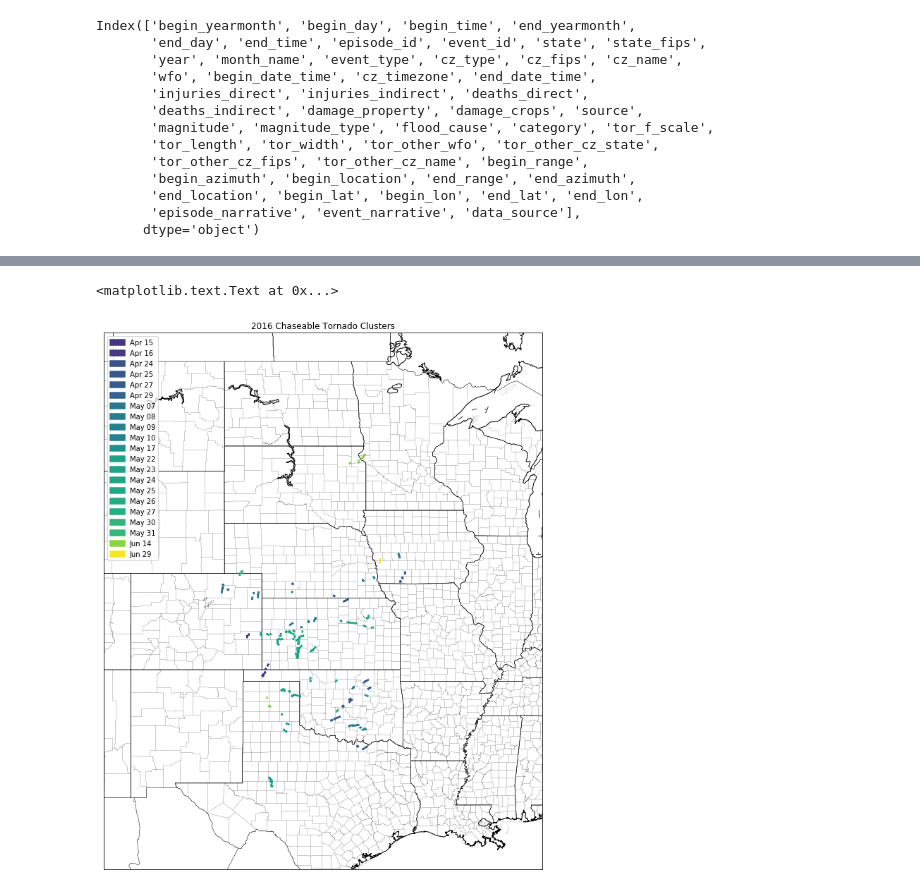
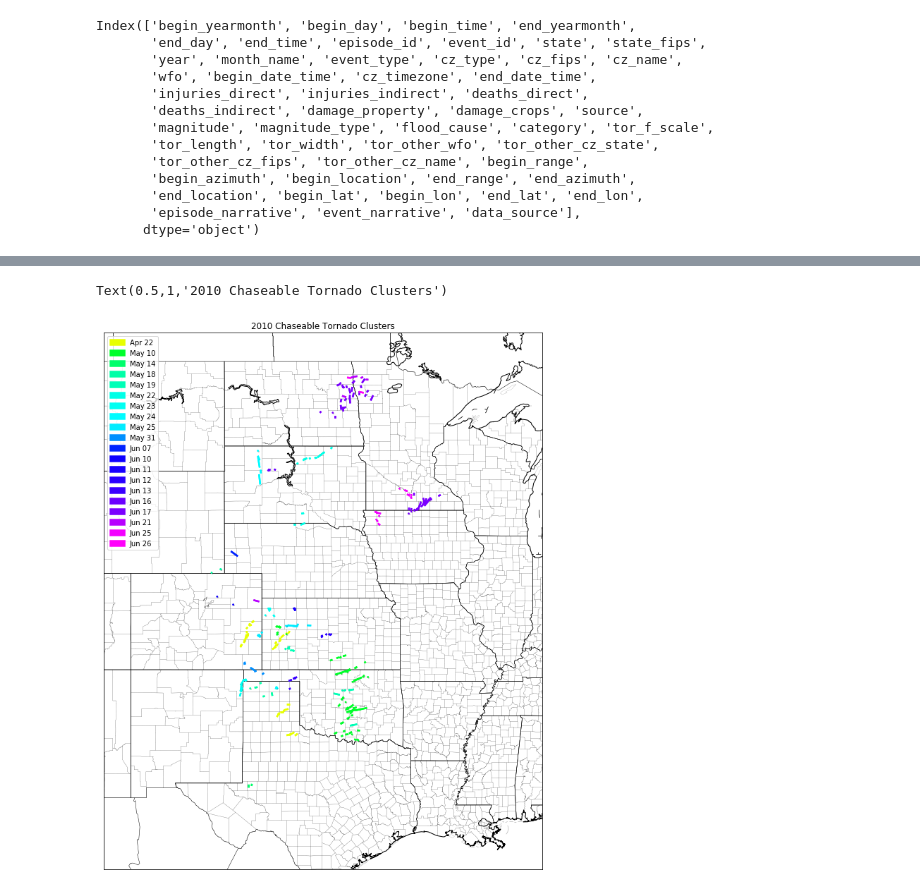
Before and after one commit to wxmann/tc-analysis, a Jupyter notebook: notebooks/Find Cluster Groups within Chase Alley.ipynb, the cells around one changed output, grey strips where cells are left out. Cells and saved outputs as stored; diff of their text form; code cells hidden in the pictures.

```diff
--- a/notebooks/Find Cluster Groups within Chase Alley.ipynb
+++ b/notebooks/Find Cluster Groups within Chase Alley.ipynb
@@ -59,5 +42,3 @@ def in_aftn(df):
-# %%
-chaseable_tors = in_aftn(chaseable_tors)
 # %%
 chaseable_tors.head()
 # %% [output]
@@ -102,7 +82,7 @@ from wxdata.utils import datetime_buckets
 def buckets_for_year(year):
     t1 = pd.Timestamp(year=year, month=4, day=1, hour=0, minute=0)
     t2 = pd.Timestamp(year=year, month=7, day=1, hour=0, minute=0)
-    return datetime_buckets(t1, t2, dt=pd.Timedelta('1 day'))
+    return datetime_buckets(t1, t2, dt=pd.Timedelta('1 day'), tz='CST')
 # %%
 from wxdata.extras import st_clusters
 from wxdata.stormevents import filter_on_date
@@ -123,7 +101,7 @@ results = clusters_for_year(2016)
 # %%
 from wxdata.plotting import LegendBuilder
 
-def plot_cluster_groups(clust_groups, buckets, hwys=True, linewidth=2, **kwargs):
+def plot_cluster_groups(clust_groups, buckets, cmap='viridis', hwys=True, linewidth=2, **kwargs):
     buckets = list(buckets)
     m = chase_alley_map(hwys)
 
@@ -134,15 +112,18 @@ def plot_cluster_groups(clust_groups, buckets, hwys=True, linewidth=2, **kwargs)
             all_tors.append(clust_tors)
 
     leg = LegendBuilder(loc=2)
-    tors.plot_time_progression(pd.concat(all_tors), m, buckets, linewidth=linewidth, legend=leg,
+    tors.plot_time_progression(pd.concat(all_tors), m, buckets, cmap=cmap, linewidth=linewidth, legend=leg,
                                legend_handle_func=lambda bucket_start, bucket_end: bucket_start.strftime('%b %d'),
                               **kwargs)
+# %%
+analyze_year = 2010
+results = clusters_for_year(analyze_year)
 # %%
 from matplotlib import patheffects
 fig = plt.figure(figsize=(14, 14))
-plot_cluster_groups(results.values(), buckets_for_year(2016), hwys=False, linewidth=2.5,
+plot_cluster_groups(results.values(), buckets_for_year(analyze_year), cmap='gist_rainbow', hwys=False, linewidth=2.5,
                     patheffect=patheffects.withSimplePatchShadow((1, -1)))
-plt.title('2016 Chaseable Tornado Clusters')
+plt.title('{} Chaseable Tornado Clusters'.format(analyze_year))
 # %% [output]
-<matplotlib.text.Text at 0x...>
+Text(0.5,1,'2010 Chaseable Tornado Clusters')
-[figure, old version]
+[figure, new version]
```
Also changed, not shown: parts of 9 cells of this notebook, 1 other file.
